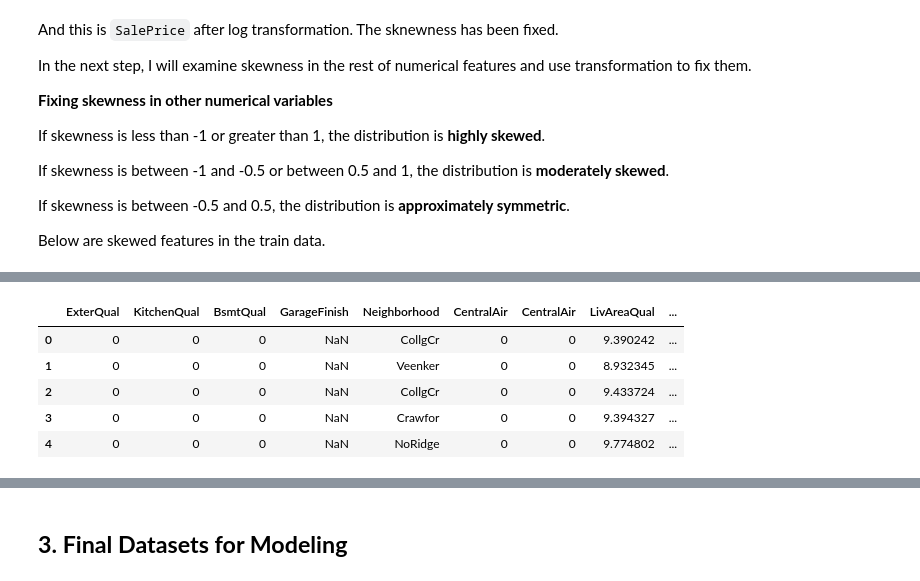
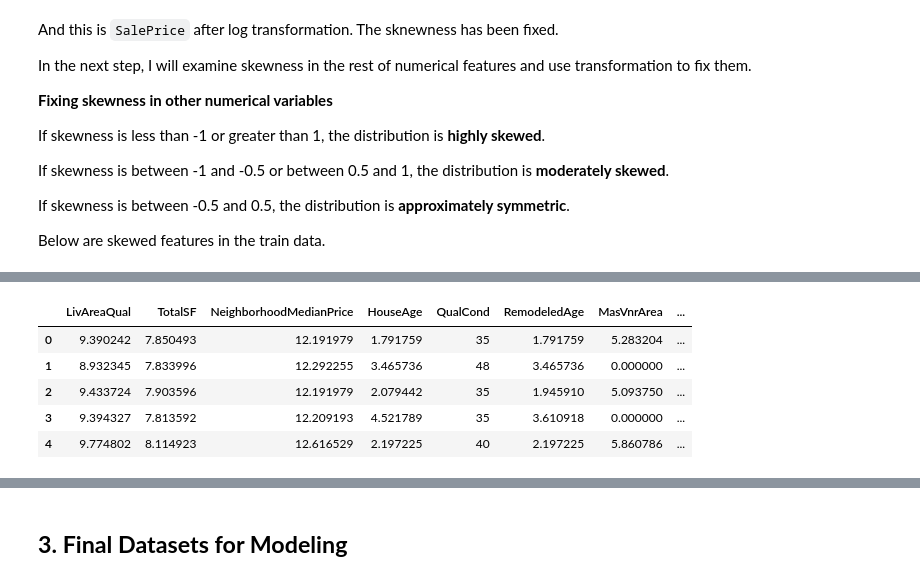
Before and after one commit to annugit1655/Real-Estate-Price-Prediction, a Jupyter notebook: Real-Estate-Price-Prediction/notebooks/02-Preprocessing-&-Feature-Engg.ipynb, the cells around one changed output, grey strips where cells are left out. Cells and saved outputs as stored; diff of their text form; code cells hidden in the pictures.

```diff
--- a/Real-Estate-Price-Prediction/notebooks/02-Preprocessing-&-Feature-Engg.ipynb
+++ b/Real-Estate-Price-Prediction/notebooks/02-Preprocessing-&-Feature-Engg.ipynb
@@ -635 +662,8 @@ train_df['CentralAir'] = (train_df['CentralAir'] == 'Y').astype('bool')
+# %%
+ordinal_features = ['ExterQual', 'KitchenQual', 'BsmtQual', 'GarageFinish', 'OverallQual', 'GarageCars', 'Fireplaces','TotalBath']
+categorical_features = ['Neighborhood']
+boolean_features = selected_bool_cols + ['CentralAir']
+numeric_features = ['LivAreaQual', 'TotalSF', 'NeighborhoodMedianPrice', 'HouseAge', 'QualCond',
+                    'RemodeledAge', 'MasVnrArea', 'TotalPorchSF', 'BsmtFinSF1']
+year_features = ['GarageYrBlt']
 # %% [markdown]
@@ -723,7 +749,7 @@ normality_plot(train_df['GrLivArea'])
 # %%
 
 # Identify skewed columns
-skewness = train_df[numeric_feat].skew().sort_values(ascending=False)
+skewness = train_df[numeric_features].skew().sort_values(ascending=False)
 skewed_cols = list(skewness[abs(skewness) > 0.5].index)
 
 # Apply log1p transformation safely
@@ -741,6 +762,7 @@ numeric_new = [col for col in numeric_feat if col not in cols_remove]
 # %%
 # Combine all final features for modeling
-final_features = numeric_new + ordinal_feat + cat_feat + bool_feat + year_var
+final_features = numeric_features + ordinal_features + categorical_features + boolean_features + year_features
 
 y = train_df['SalePrice']
+# Log Transformation of target features
 y_log = np.log1p(train_df['SalePrice'])
@@ -752,9 +769,9 @@ len(final_features)
-# %%
-train_pro[final_features].head()
-# %% [output]
-|  | ExterQual | KitchenQual | BsmtQual | GarageFinish | Neighborhood | CentralAir | CentralAir | LivAreaQual | ... |
-| 0 | 0 | 0 | 0 | NaN | CollgCr | 0 | 0 | 9.390242 | ... |
-| 1 | 0 | 0 | 0 | NaN | Veenker | 0 | 0 | 8.932345 | ... |
-| 2 | 0 | 0 | 0 | NaN | CollgCr | 0 | 0 | 9.433724 | ... |
-| 3 | 0 | 0 | 0 | NaN | Crawfor | 0 | 0 | 9.394327 | ... |
-| 4 | 0 | 0 | 0 | NaN | NoRidge | 0 | 0 | 9.774802 | ... |
+# %%
+display(train_df[final_features].head())
+# %% [output]
+|  | LivAreaQual | TotalSF | NeighborhoodMedianPrice | HouseAge | QualCond | RemodeledAge | MasVnrArea | ... |
+| 0 | 9.390242 | 7.850493 | 12.191979 | 1.791759 | 35 | 1.791759 | 5.283204 | ... |
+| 1 | 8.932345 | 7.833996 | 12.292255 | 3.465736 | 48 | 3.465736 | 0.000000 | ... |
+| 2 | 9.433724 | 7.903596 | 12.191979 | 2.079442 | 35 | 1.945910 | 5.093750 | ... |
+| 3 | 9.394327 | 7.813592 | 12.209193 | 4.521789 | 35 | 3.610918 | 0.000000 | ... |
+| 4 | 9.774802 | 8.114923 | 12.616529 | 2.197225 | 40 | 2.197225 | 5.860786 | ... |
```
Also changed, not shown: parts of 23 cells of this notebook, 2 other files.
